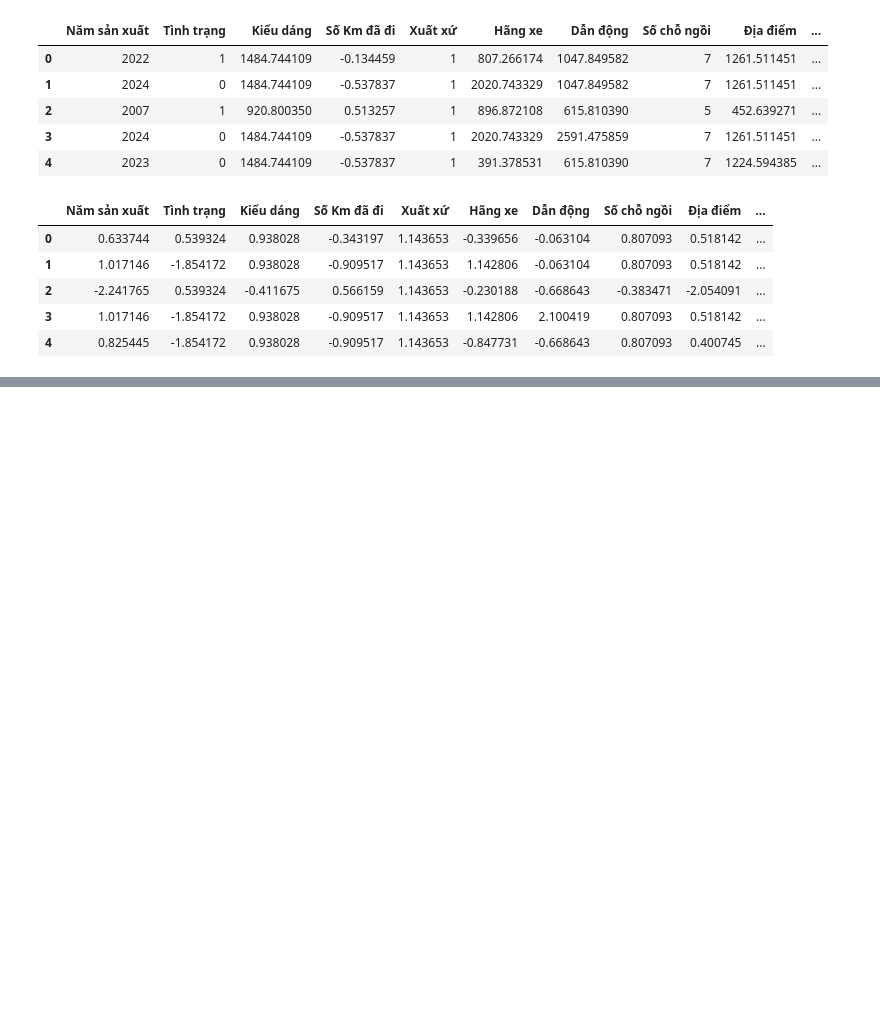
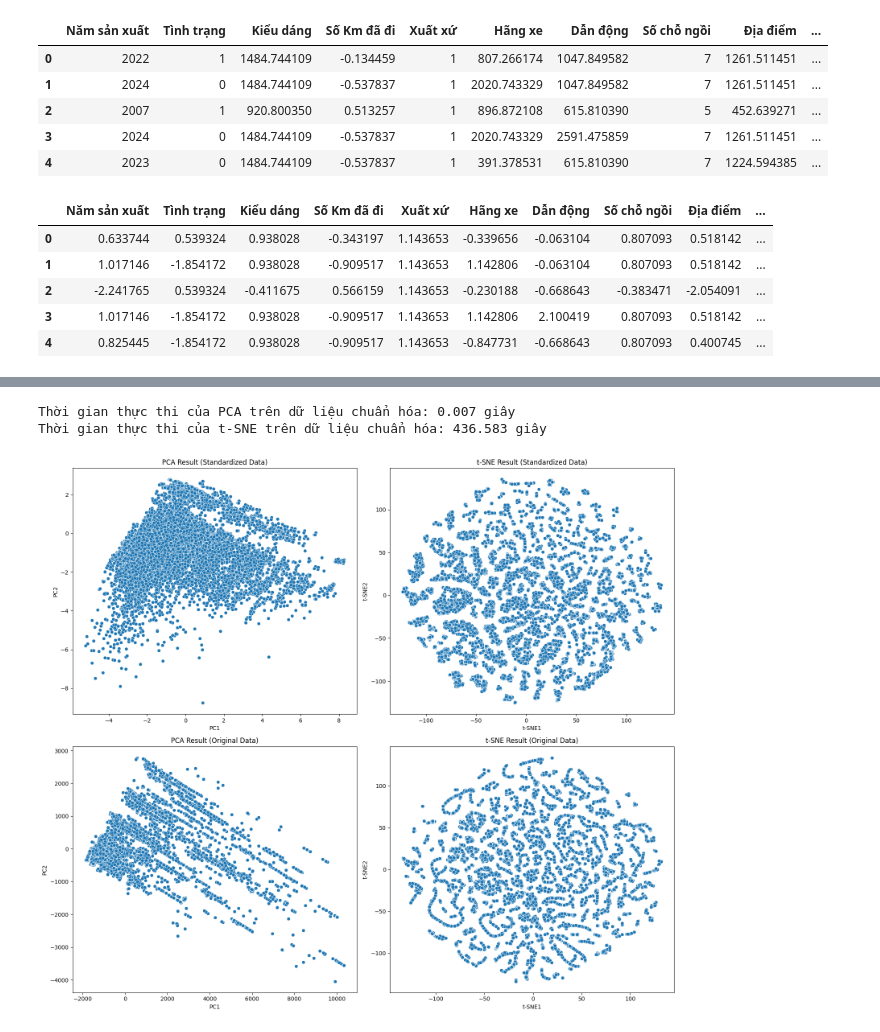
Before and after one commit to loochuynhh/clusteringPredictionOldCar, a Jupyter notebook: main.ipynb, the cells around one changed output, grey strips where cells are left out. Cells and saved outputs as stored; diff of their text form; code cells hidden in the pictures; blank space fills up the shorter version.

```diff
--- a/main.ipynb
+++ b/main.ipynb
@@ -239,0 +182,55 @@ ValueError: Could not interpret value `PCA1` for `x`. An entry with this name do
+# %%
+# Đo thời gian thực thi của PCA cho dữ liệu chuẩn hóa
+start_time_pca = time.time()
+pca = PCA(n_components=2)
+reduced_standard_pca = pca.fit_transform(standard_df)
+end_time_pca = time.time()
+execution_time_pca_standard = round(end_time_pca - start_time_pca, 3)
+
+# Đo thời gian thực thi của t-SNE cho dữ liệu chuẩn hóa
+start_time_tsne = time.time()
+tsne = TSNE(n_components=2, random_state=42)
+reduced_standard_tsne = tsne.fit_transform(standard_df)
+end_time_tsne = time.time()
+execution_time_tsne_standard = round(end_time_tsne - start_time_tsne, 3)
+
+# Chuyển đổi mảng numpy trở lại DataFrame
+reduced_standard_pca = pd.DataFrame(reduced_standard_pca, columns=['PC1', 'PC2'])
+reduced_standard_tsne = pd.DataFrame(reduced_standard_tsne, columns=['t-SNE1', 't-SNE2'])
+
+
+print("Thời gian thực thi của PCA trên dữ liệu chuẩn hóa:", execution_time_pca_standard, "giây")
+print("Thời gian thực thi của t-SNE trên dữ liệu chuẩn hóa:", execution_time_tsne_standard, "giây")
+
+# So sánh hai phương pháp giảm chiều bằng biểu đồ
+plt.figure(figsize=(16, 14))
+
+# Biểu đồ kết quả PCA trên dữ liệu chuẩn hóa
+plt.subplot(2, 2, 1)
+sns.scatterplot(x='PC1', y='PC2', data=reduced_standard_pca)
+plt.title('PCA Result (Standardized Data)')
+
+# Biểu đồ kết quả t-SNE trên dữ liệu chuẩn hóa
+plt.subplot(2, 2, 2)
+sns.scatterplot(x='t-SNE1', y='t-SNE2', data=reduced_standard_tsne)
+plt.title('t-SNE Result (Standardized Data)')
+
+df_pca = pd.read_csv('reduced_data_pca.csv')
+df_tsne = pd.read_csv('reduced_data_tsne.csv')
+
+# Biểu đồ kết quả PCA trên dữ liệu gốc
+plt.subplot(2, 2, 3)
+sns.scatterplot(x='PC1', y='PC2', data=df_pca)
+plt.title('PCA Result (Original Data)')
+
+# Biểu đồ kết quả t-SNE trên dữ liệu gốc
+plt.subplot(2, 2, 4)
+sns.scatterplot(x='t-SNE1', y='t-SNE2', data=df_tsne)
+plt.title('t-SNE Result (Original Data)')
+
+plt.tight_layout()
+plt.show()
+# %% [output]
+Thời gian thực thi của PCA trên dữ liệu chuẩn hóa: 0.007 giây
+Thời gian thực thi của t-SNE trên dữ liệu chuẩn hóa: 436.583 giây
+[figure, added]
```
Also changed, not shown: parts of 9 cells of this notebook, 3 other files.
